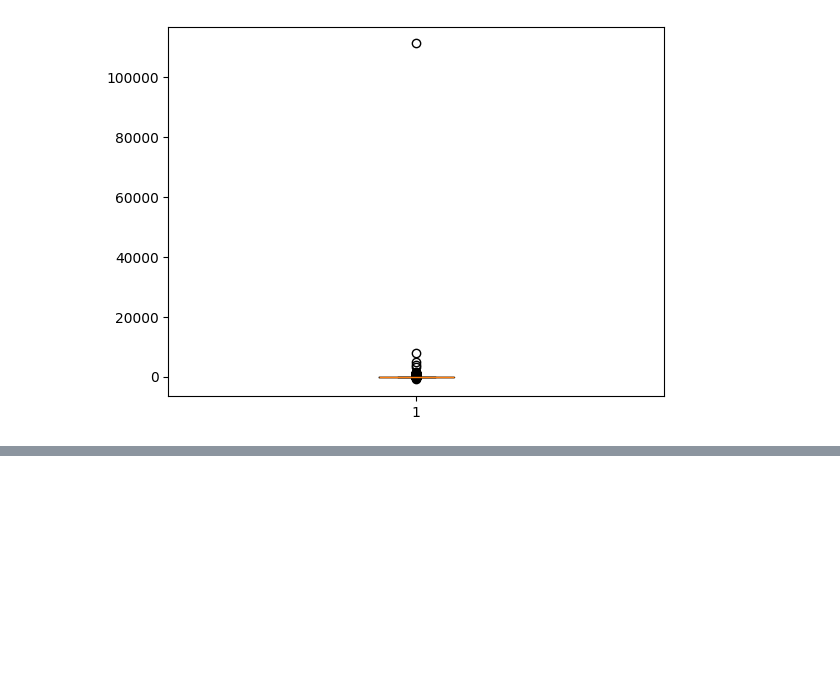
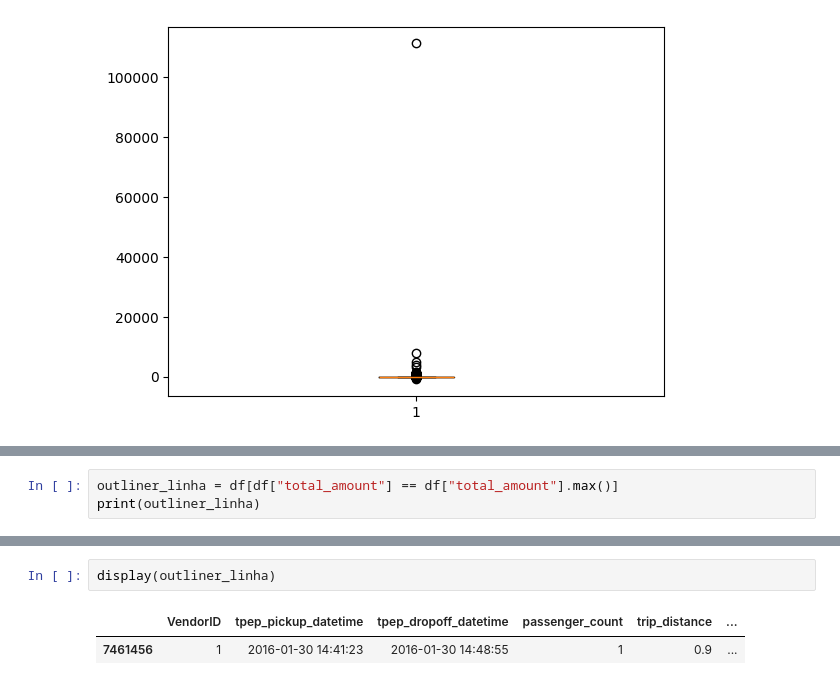
Before and after one commit to viniciuscdemelo/nyc-taxi-data-analysis, a Jupyter notebook: notebooks/01-eda-nyc-taxi.ipynb, the cells around one changed output, grey strips where cells are left out. Saved outputs shown, nothing was run; the diff lists cells and outputs as text; blank space fills up the shorter version.

```diff
--- a/notebooks/01-eda-nyc-taxi.ipynb
+++ b/notebooks/01-eda-nyc-taxi.ipynb
@@ -58,0 +82,3 @@ plt.boxplot(df["total_amount"])
+# %%
+outliner_linha = df[df["total_amount"] == df["total_amount"].max()]
+print(outliner_linha)
@@ -58,0 +100,5 @@ plt.boxplot(df["total_amount"])
+# %%
+display(outliner_linha)
+# %% [output]
+|  | VendorID | tpep_pickup_datetime | tpep_dropoff_datetime | passenger_count | trip_distance | ... |
+| 7461456 | 1 | 2016-01-30 14:41:23 | 2016-01-30 14:48:55 | 1 | 0.9 | ... |
```
Also changed, not shown: parts of 13 cells of this notebook, 1 other file.
